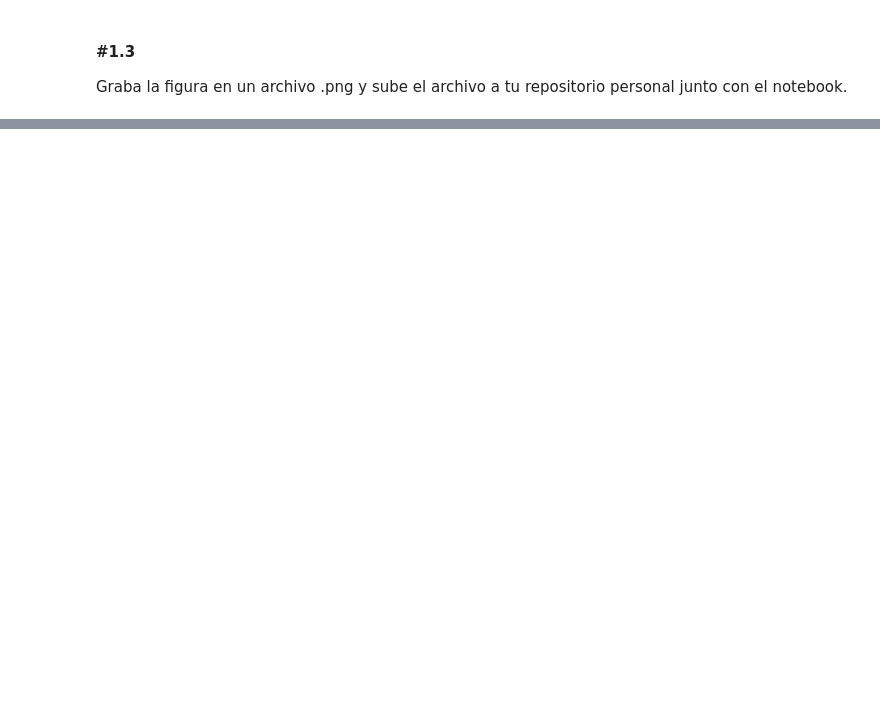
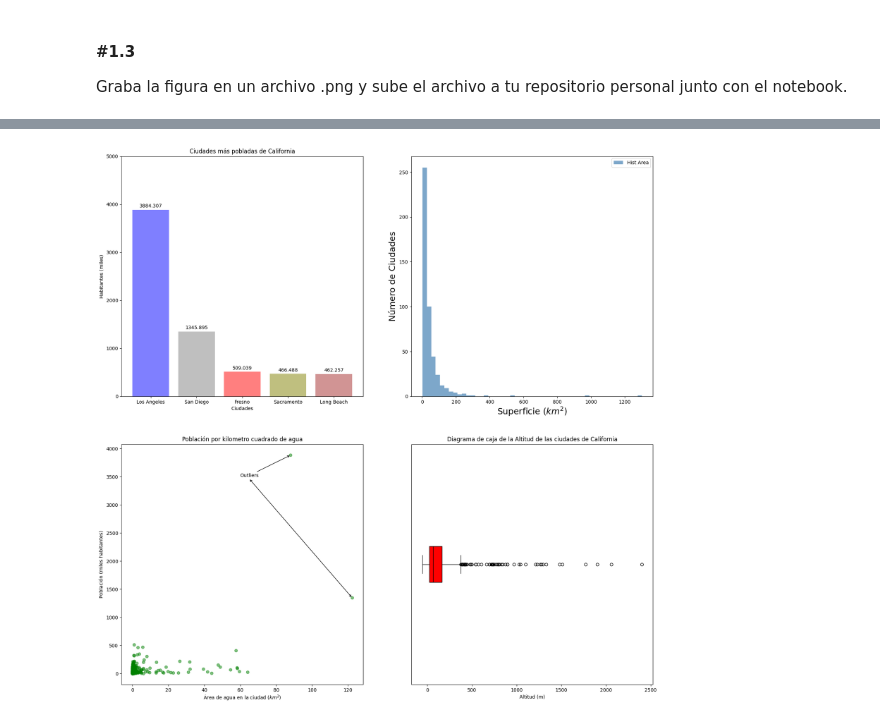
Before and after one commit to juanfcia/ds-bootcamp-juanfcia, a Jupyter notebook: 03_Data_Analysis/Sprint_08/Unidad_01_Visualizacion_Basica_Matplotlib/03_Practica_Obligatoria/18_Practica_Obligatoria_Visualizacion_Basica_en_clase.ipynb, the cells around one changed output, grey strips where cells are left out. Drawn from its saved outputs; the diff is of its cells as text; code cells hidden in the pictures; blank space fills up the shorter version.

```diff
--- a/03_Data_Analysis/Sprint_08/Unidad_01_Visualizacion_Basica_Matplotlib/03_Practica_Obligatoria/18_Practica_Obligatoria_Visualizacion_Basica_en_clase.ipynb
+++ b/03_Data_Analysis/Sprint_08/Unidad_01_Visualizacion_Basica_Matplotlib/03_Practica_Obligatoria/18_Practica_Obligatoria_Visualizacion_Basica_en_clase.ipynb
@@ -143,0 +135,75 @@ plt.show()
+# %%
+# Esta función la usamos luego para las gráficas
+
+def separa_nombre(nombre):
+    nuevo = nombre[0]
+    for letra in nombre[1:]:
+        if letra == letra.upper():
+            nuevo += " "
+        nuevo += letra
+    return nuevo
+# %%
+# Todas juntas
+plt.figure(figsize=(20,20))
+
+# Primera figura
+plt.subplot(2,2,1)
+
+ciudades_mas_pobladas = df.loc[df.population_total.nlargest(5).index,["city","population_total"]]
+ciudades = [ separa_nombre(ciudad) for ciudad in ciudades_mas_pobladas["city"].to_list()]
+colores = ["blue","gray","red","olive","brown"]
+
+plt.bar(x= ciudades, height= ciudades_mas_pobladas["population_total"]/1000, color = colores, alpha = 0.5)
+
+plt.ylim([0,5000])
+plt.ylabel("Habitantes (miles)")
+plt.xlabel("Ciudades")
+plt.title("Ciudades más pobladas de California")
+
+ciudades_mas_pobladas.set_index("city", inplace = True)
+for indice, ciudad in enumerate(ciudades_mas_pobladas.index):
+    poblacion = ciudades_mas_pobladas.loc[ciudad,"population_total"]/1000
+    plt.text(ciudades[indice], poblacion + 50, f"{poblacion}", ha = "center")
+
+# Segunda figura
+plt.subplot(2,2,2)
+
+plt.hist(df["area_total_km2"], color = "steelblue", alpha = 0.7, bins = 50, label = "Hist Area")
+
+plt.xlabel("Superficie ($km^2$)", fontdict = dict(family= "Bradley Hand ITC", size = 18))
+plt.ylabel("Número de Ciudades", fontdict= dict(family = "Bradley Hand ITC", size = 18))
+plt.legend()
+
+# Tercera figura
+plt.subplot(2,2,3)
+
+plt.scatter(df["area_water_km2"], df["population_total"]/1000, alpha = 0.5, color = "green")
+
+plt.xlabel("Área de agua en la ciudad ($km^2$)")
+plt.ylabel("Población (miles habitantes)")
+plt.title("Población por kilometro cuadrado de agua")
+
+outlier_1_y = ciudades_mas_pobladas.population_total.max()
+outlier_2_y = ciudades_mas_pobladas.population_total.nlargest(2).iloc[1]
+outlier_1_x = df.loc[df.population_total == outlier_1_y,"area_water_km2"].values[0]
+outlier_2_x = df.loc[df.population_total == outlier_2_y,"area_water_km2"].values[0]
+
+xytext= (60,3500)
+text = "Outliers"
+
+plt.annotate(xy= (outlier_1_x,outlier_1_y/1000), xytext= xytext, text = text, arrowprops= dict(arrowstyle = "->"))
+
+plt.annotate(xy= (outlier_2_x,outlier_2_y/1000), xytext= xytext, text = " " * len(text), arrowprops= dict(arrowstyle = "<->"))
+
+# Cuarta figura
+plt.subplot(2,2,4)
+
+plt.boxplot(df["elevation_m"], vert = False, boxprops = dict(facecolor = "red"), medianprops = dict(color= "black"),
+            patch_artist= True )
+
+plt.xlabel("Altitud (m)")
+plt.title("Diagrama de caja de la Altitud de las ciudades de California")
+plt.yticks([])
+
+plt.show()
+# %% [output]
@@ -143,0 +216 @@ plt.show()
+[figure, added]
```
Also changed, not shown: parts of 2 cells of this notebook, 9 other files.
